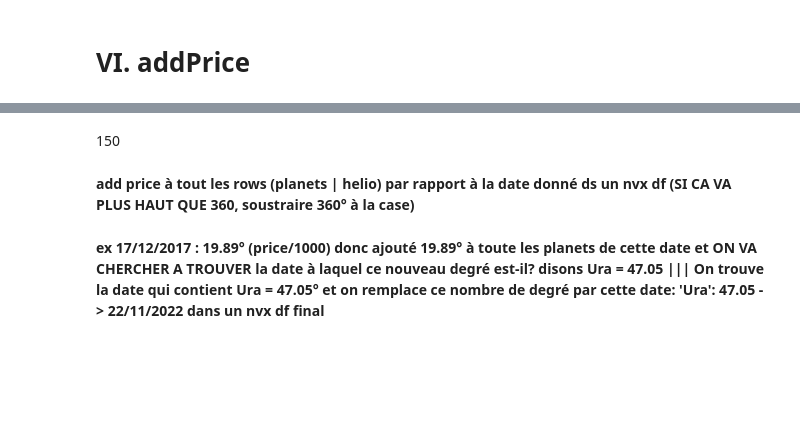
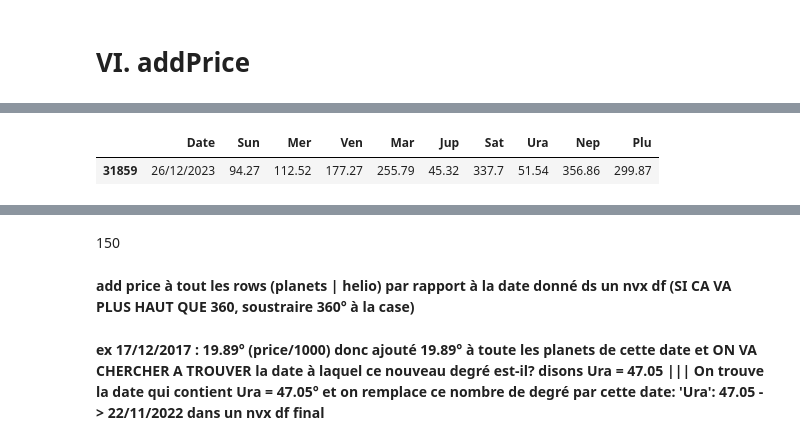
Before and after one commit to amirlehmam/MEMOIREPROPRE, a Jupyter notebook: PIPELINE.ipynb, the cells around one changed output, grey strips where cells are left out. Drawn from its saved outputs; the diff is of its cells as text; code cells hidden in the pictures; blank space fills up the shorter version.

```diff
--- a/PIPELINE.ipynb
+++ b/PIPELINE.ipynb
@@ -4057,2 +4429,9 @@ pa1k
+# %%
+flu1 = helio[helio.Date == '26/12/2023']
+
+flu1
+# %% [output]
+|  | Date | Sun | Mer | Ven | Mar | Jup | Sat | Ura | Nep | Plu |
+| 31859 | 26/12/2023 | 94.27 | 112.52 | 177.27 | 255.79 | 45.32 | 337.7 | 51.54 | 356.86 | 299.87 |
 # %%
 pa1k
```
Also changed, not shown: parts of 84 cells of this notebook.
